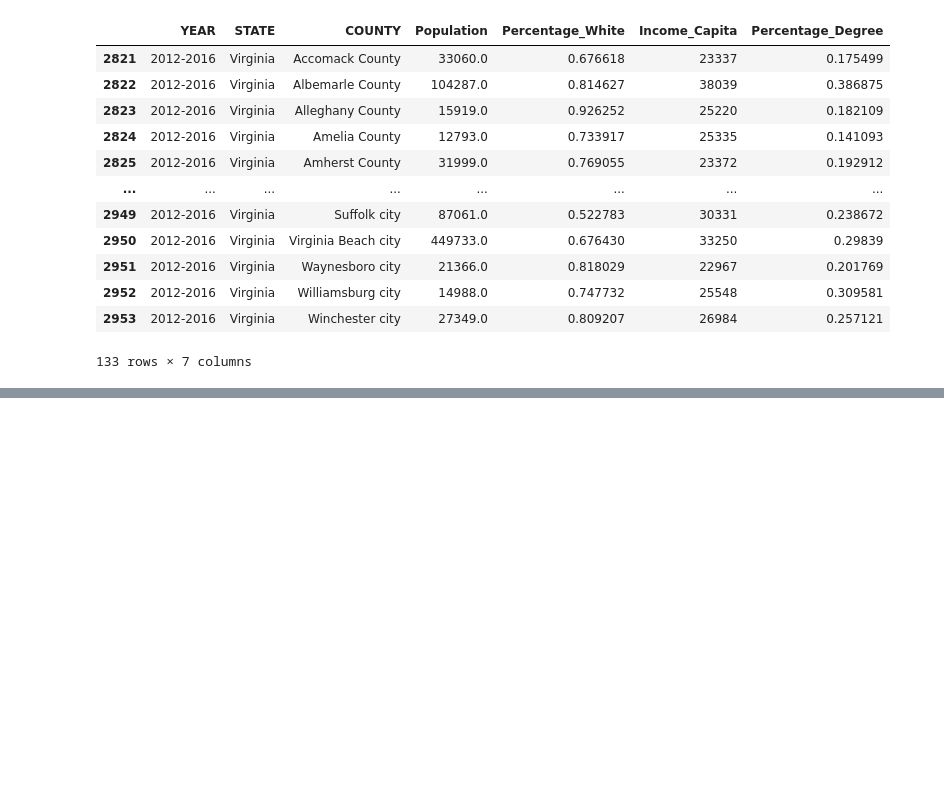
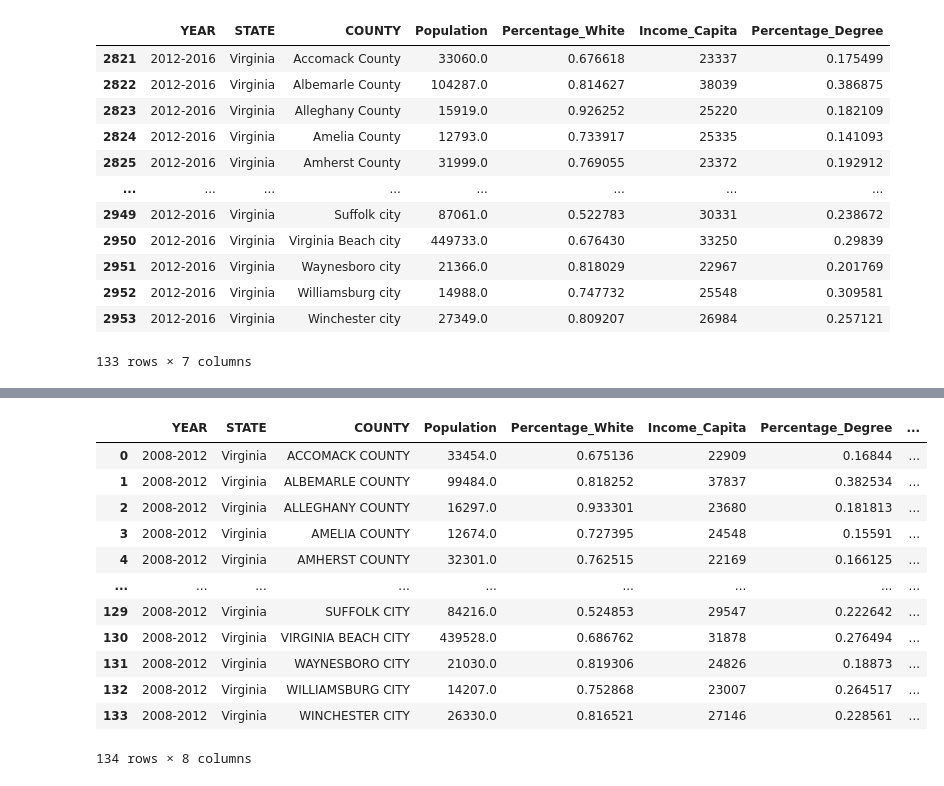
Before and after one commit to kevindangkhoama/project_voting, a Jupyter notebook: project3.ipynb, the cells around one changed output, grey strips where cells are left out. Drawn from its saved outputs; the diff is of its cells as text; code cells hidden in the pictures; blank space fills up the shorter version.

```diff
--- a/project3.ipynb
+++ b/project3.ipynb
@@ -503,0 +594,20 @@ fr4
+# %%
+#2012 election
+elec_2012=voting_VA[voting_VA['year']==2012]
+
+for i, row in elec_2012.iterrows():
+    if i < 1624:
+        elec_2012.at[i, 'county_name'] += ' COUNTY'
+    else:
+        elec_2012.at[i, 'county_name'] += ' CITY'
+
+dem_votes=elec_2012[elec_2012["party"]=="DEMOCRAT"]
+dem_votes=dem_votes[['year','county_name', 'party','candidatevotes']]
+dem_votes.rename(columns={'candidatevotes': 'Democratic', 'county_name':'COUNTY'}, inplace=True)
+
+rep_votes=elec_2012[elec_2012["party"]=="REPUBLICAN"]
+rep_votes=rep_votes[['county_name','party','candidatevotes']]
+rep_votes.rename(columns={'candidatevotes': 'Republican', 'county_name':'COUNTY'}, inplace=True)
+
+winner2 = pd.merge(dem_votes, rep_votes, on=['COUNTY'])
+winner2
@@ -503,0 +628,5 @@ fr4
+# %%
+#Subset into county name and party winner
+winner2['Winning_Party'] = winner2[['Democratic','Republican']].idxmax(axis=1)
+winner2=winner2[['COUNTY','Winning_Party']]
+winner2
@@ -503,0 +647,19 @@ fr4
+# %%
+#Merge with county level data from 2006-2010
+fr2['COUNTY'] = fr2['COUNTY'].str.upper()
+final2 = pd.merge(fr2, winner2, on=['COUNTY'])
+final2
+# %% [output]
+|  | YEAR | STATE | COUNTY | Population | Percentage_White | Income_Capita | Percentage_Degree | ... |
+| 0 | 2008-2012 | Virginia | ACCOMACK COUNTY | 33454.0 | 0.675136 | 22909 | 0.16844 | ... |
+| 1 | 2008-2012 | Virginia | ALBEMARLE COUNTY | 99484.0 | 0.818252 | 37837 | 0.382534 | ... |
+| 2 | 2008-2012 | Virginia | ALLEGHANY COUNTY | 16297.0 | 0.933301 | 23680 | 0.181813 | ... |
+| 3 | 2008-2012 | Virginia | AMELIA COUNTY | 12674.0 | 0.727395 | 24548 | 0.15591 | ... |
+| 4 | 2008-2012 | Virginia | AMHERST COUNTY | 32301.0 | 0.762515 | 22169 | 0.166125 | ... |
+| ... | ... | ... | ... | ... | ... | ... | ... | ... |
+| 129 | 2008-2012 | Virginia | SUFFOLK CITY | 84216.0 | 0.524853 | 29547 | 0.222642 | ... |
+| 130 | 2008-2012 | Virginia | VIRGINIA BEACH CITY | 439528.0 | 0.686762 | 31878 | 0.276494 | ... |
+| 131 | 2008-2012 | Virginia | WAYNESBORO CITY | 21030.0 | 0.819306 | 24826 | 0.18873 | ... |
+| 132 | 2008-2012 | Virginia | WILLIAMSBURG CITY | 14207.0 | 0.752868 | 23007 | 0.264517 | ... |
+| 133 | 2008-2012 | Virginia | WINCHESTER CITY | 26330.0 | 0.816521 | 27146 | 0.228561 | ... |
+134 rows × 8 columns
```
Also changed, not shown: parts of 20 cells of this notebook.
